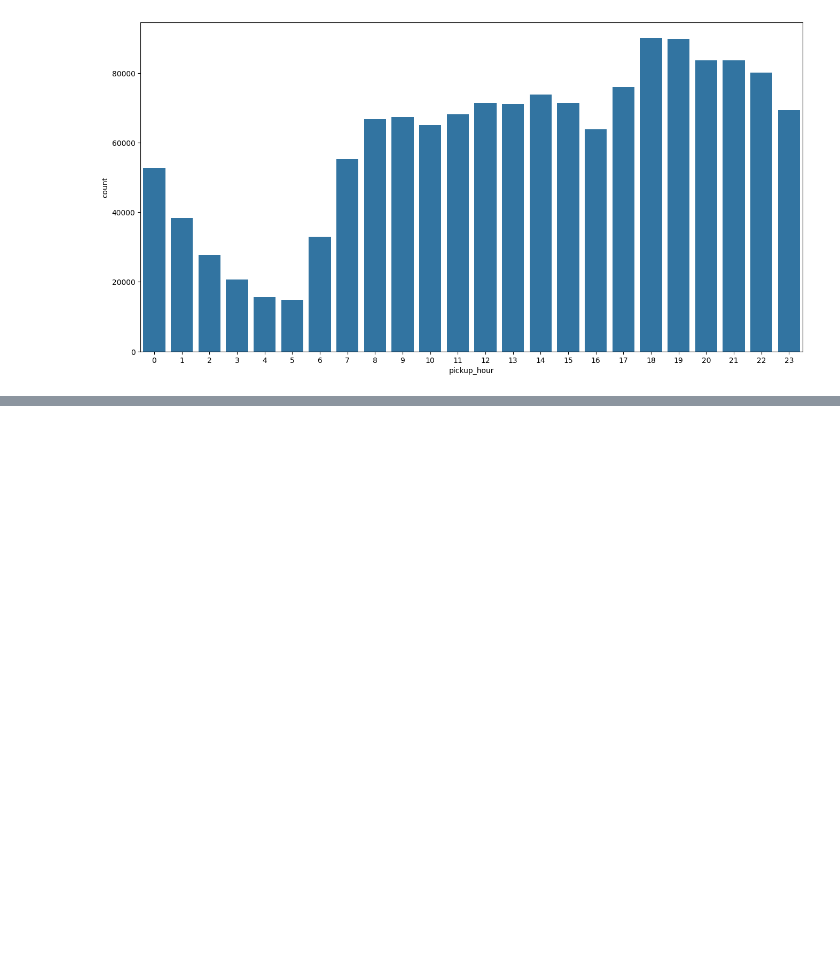
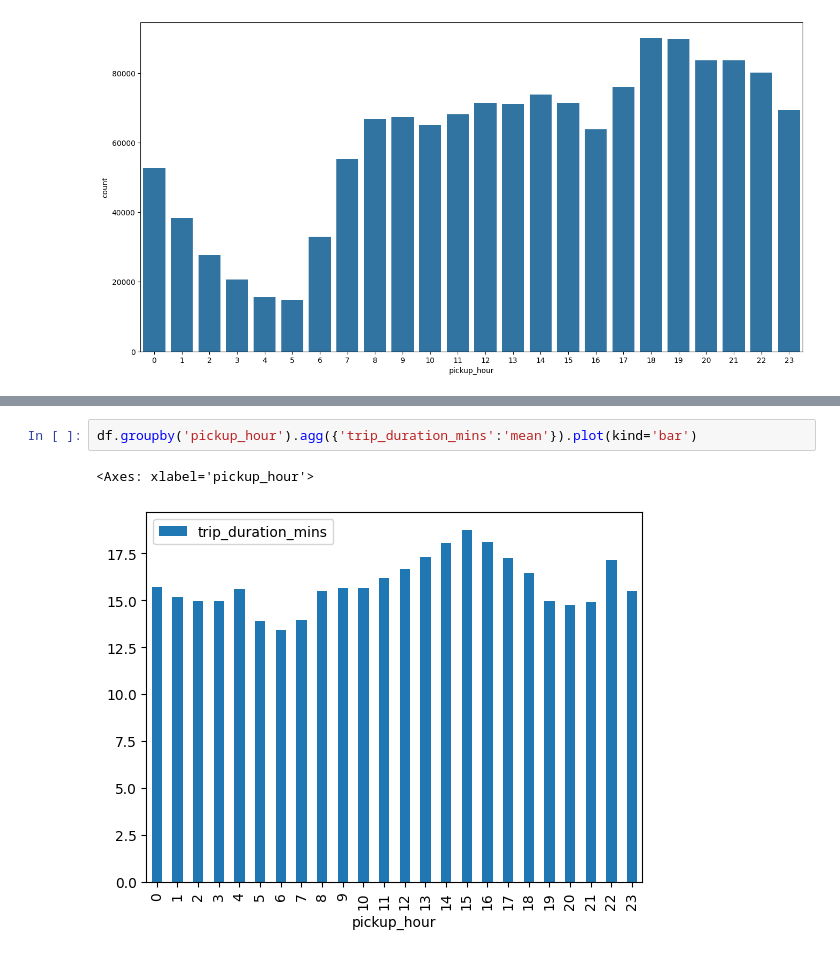
Before and after one commit to Shahbaz894/nyc-taxi-model, a Jupyter notebook: notebooks/nyc_taxi_model_by_shahbaz.ipynb, the cells around one changed output, grey strips where cells are left out. Drawn from its saved outputs; the diff is of its cells as text; blank space fills up the shorter version.

```diff
--- a/notebooks/nyc_taxi_model_by_shahbaz.ipynb
+++ b/notebooks/nyc_taxi_model_by_shahbaz.ipynb
@@ -160,0 +182,5 @@ sns.countplot(df , x = 'pickup_hour')
+# %%
+df.groupby('pickup_hour').agg({'trip_duration_mins':'mean'}).plot(kind='bar')
+# %% [output]
+<Axes: xlabel='pickup_hour'>
+[figure, added]
```
Also changed, not shown: parts of 10 cells of this notebook.
